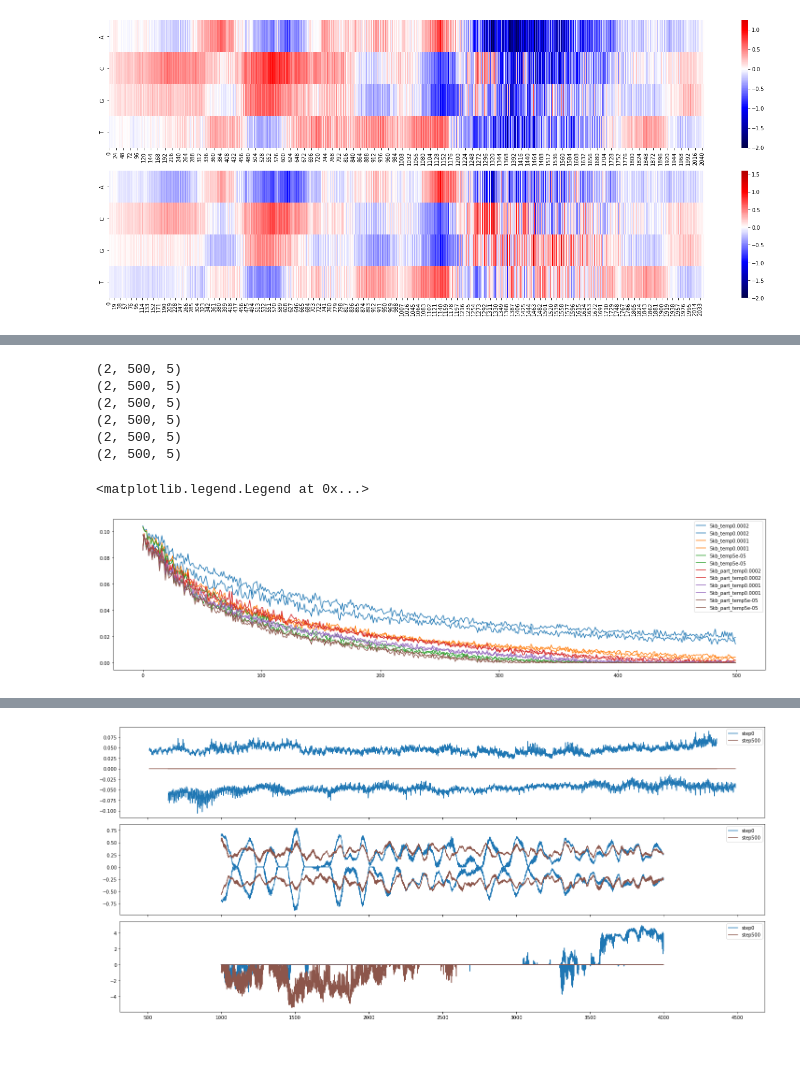
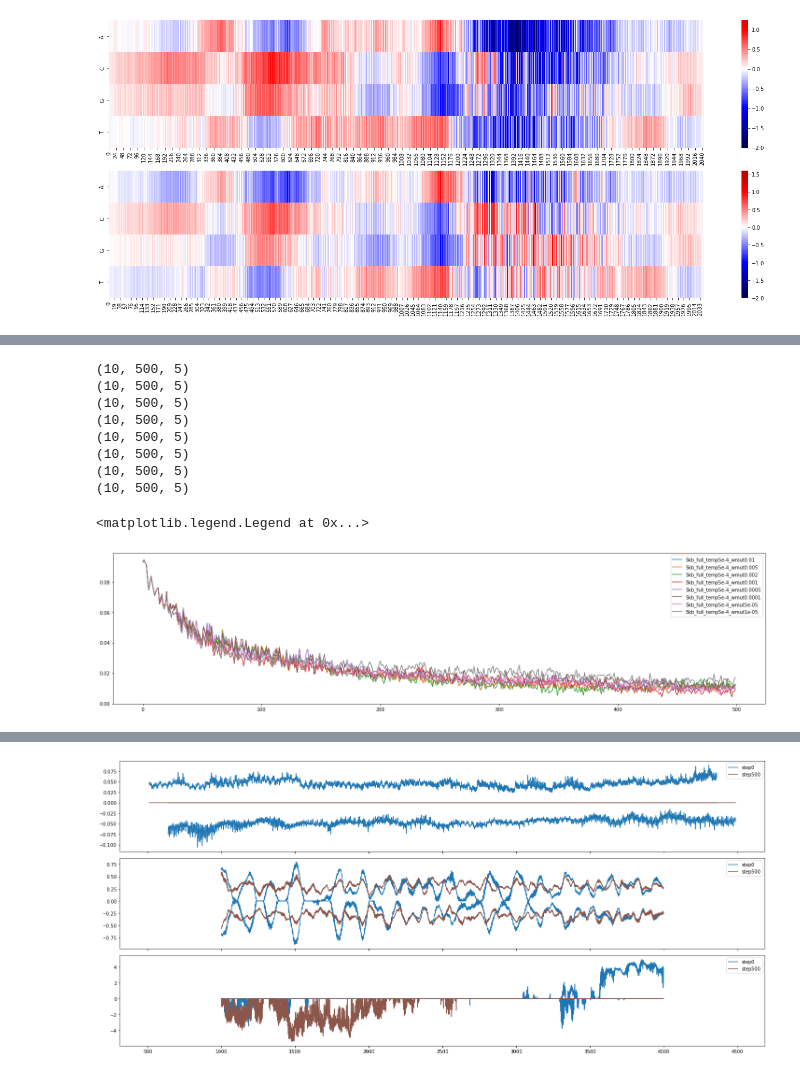
Before and after one commit to Alexwestbrook/mnhn-internship_DeepCNN_ChIP-seq, a Jupyter notebook: model_predictions.ipynb, the cells around one changed output, grey strips where cells are left out. Drawn from its saved outputs; the diff is of its cells as text; code cells hidden in the pictures.

```diff
--- a/model_predictions.ipynb
+++ b/model_predictions.ipynb
@@ -213,3 +181,16 @@ def energy_parser_v2(file):
             if not line.startswith('#'):
                 n_seqs += 1
     return np.transpose(energies.reshape(-1, n_seqs, energies.shape[1]), [1, 0, 2])
+# %%
+fig, ax = plt.subplots(1, 1, figsize=(20, 5), facecolor='w', layout='tight')#, sharey=True)
+temps = ['2e-4', '1e-4', '5e-5']
+exp_ids = [f'lowpol_4kb_temp{t}' for t in temps]# + [f'highpol_4kb_temp{t}_mid' for t in temps] # [f'test{n}' for n in range(90, 91)]
+exp_labels = exp_ids # [f'4kb_temp{t}_mid' for t in temps]
+for exp_id, exp_lab, color in zip(exp_ids, exp_labels, colors):
+    # if exp_id.startswith('highpol') and exp_id[-8:-4] in ['1e-4', '5e-5']:
+    #     continue
+    energies = energy_parser_v2(f'/home/alex/shared_folder/SCerevisiae/generated/{exp_id}/energy.txt')
+    print(energies.shape)
+    ax.plot(energies[:2, :, 0].T, label=exp_lab, color=color)
+ax.legend()
+# ax.set_ylim((-0.001, 2))
@@ -216,26 +203,21 @@ def energy_parser_v2(file):
 # %%
 fig, ax = plt.subplots(1, 1, figsize=(20, 5), facecolor='w', layout='tight')#, sharey=True)
-exp_ids = [f'test{n}' for n in range(86, 89)] + [f'test{n}' for n in range(70, 73)]
-temps = [0.0002, 0.0001, 0.00005] # [0.1, 0.01, 0.001, 0.0001, 0.00001]
-exp_labels = [f'5kb_temp{t}' for t in temps] + [f'5kb_part_temp{t}' for t in temps]
-temps *= 2
+exp_ids = [f'test{n}' for n in range(49, 57)]
+wmuts = [0.01, 0.005, 0.002, 0.001, 0.0005, 0.0001, 0.00005, 0.00001]
+exp_labels = [f'5kb_full_temp5e-4_wmut{w}' for w in wmuts]
 for exp_id, exp_lab, color in zip(exp_ids, exp_labels, colors):
-    if exp_id == 'test85':
-        continue
-    if int(exp_id[4:]) >= 45:
-        energies = energy_parser_v2(f'/home/alex/shared_folder/SCerevisiae/generated/{exp_id}/energy.txt')
-    else:
-        energies = energy_parser(f'/home/alex/shared_folder/SCerevisiae/generated/{exp_id}/energy.txt')
+    energies = energy_parser_v2(f'/home/alex/shared_folder/SCerevisiae/generated/{exp_id}/energy.txt')
     print(energies.shape)
-    ax.plot(energies[:2, :, 0].T, label=exp_lab, color=color)
+    ax.plot(energies[:1, :, 0].T, label=exp_lab, color=color)
 ax.legend()
-# ax.set_ylim((-0.001, 0.01))
 # %% [output]
-(2, 500, 5)
-(2, 500, 5)
-(2, 500, 5)
-(2, 500, 5)
-(2, 500, 5)
-(2, 500, 5)
+(10, 500, 5)
+(10, 500, 5)
+(10, 500, 5)
+(10, 500, 5)
+(10, 500, 5)
+(10, 500, 5)
+(10, 500, 5)
+(10, 500, 5)
 <matplotlib.legend.Legend at 0x...>
-[figure, old version]
+[figure, new version]
```
Also changed, not shown: parts of 27 cells of this notebook.
